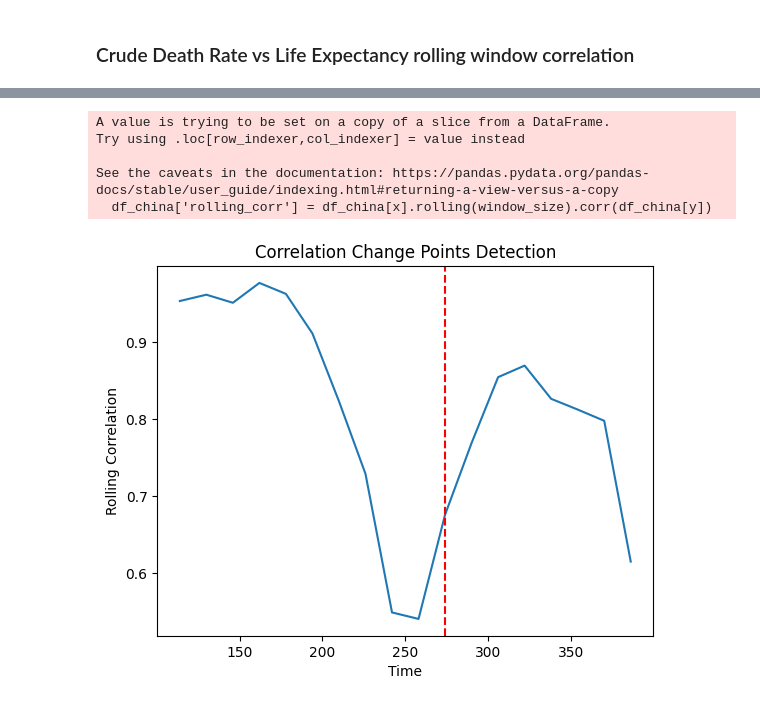
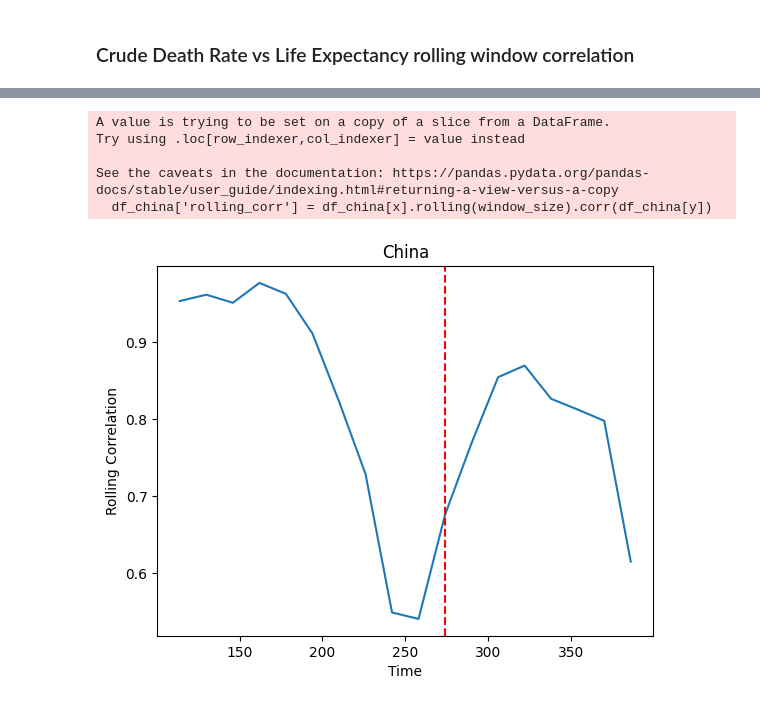
Before and after one commit to SebastianWikt/DS4002-P2, a Jupyter notebook: Scripts/Project_2_running_corr.ipynb, the cells around one changed output, grey strips where cells are left out. Cells and saved outputs as stored; diff of their text form; code cells hidden in the pictures.

```diff
--- a/Scripts/Project_2_running_corr.ipynb
+++ b/Scripts/Project_2_running_corr.ipynb
@@ -90,29 +90,29 @@ See the caveats in the documentation: https://pandas.pydata.org/pandas-docs/stab
 # %%
 df_china = df.loc[df['Name'] == 'China']
 
 x = 'Crude Death Rate'
 y = 'Life Expectancy at Birth, Both Sexes'
 
 window_size = 8  # Adjust to the minimum value with no errors
 df_china['rolling_corr'] = df_china[x].rolling(window_size).corr(df_china[y])
 
 model = Pelt(model="rbf").fit(df_china['rolling_corr'].dropna().values)
 change_points = model.predict(pen=10)  # Adjust penalty as needed
 
 plt.plot(df_china.index, df_china['rolling_corr'])
 for cp in change_points:
     plt.axvline(x=df_china.index[cp-1], color='red', linestyle='--')
-plt.title('Correlation Change Points Detection')
+plt.title('China')
 plt.xlabel('Time')
 plt.ylabel('Rolling Correlation')
 plt.show()
 # %% [output]
 A value is trying to be set on a copy of a slice from a DataFrame.
 Try using .loc[row_indexer,col_indexer] = value instead
 
 See the caveats in the documentation: https://pandas.pydata.org/pandas-docs/stable/user_guide/indexing.html#returning-a-view-versus-a-copy
   df_china['rolling_corr'] = df_china[x].rolling(window_size).corr(df_china[y])
-[figure, old version]
+[figure, new version]
 # %%
 df_brazil = df.loc[df['Name'] == 'Brazil']
 
```
Also changed, not shown: parts of 4 cells of this notebook.
